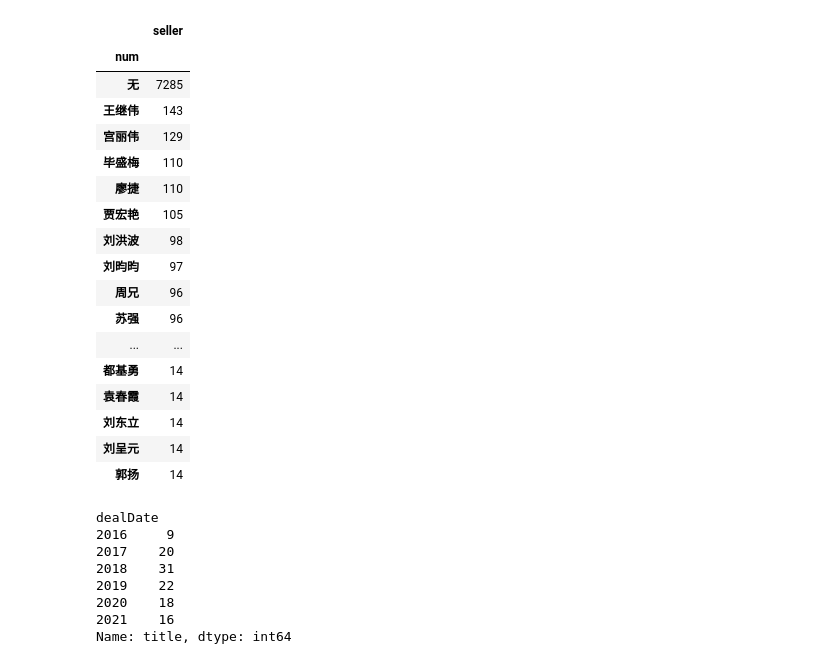
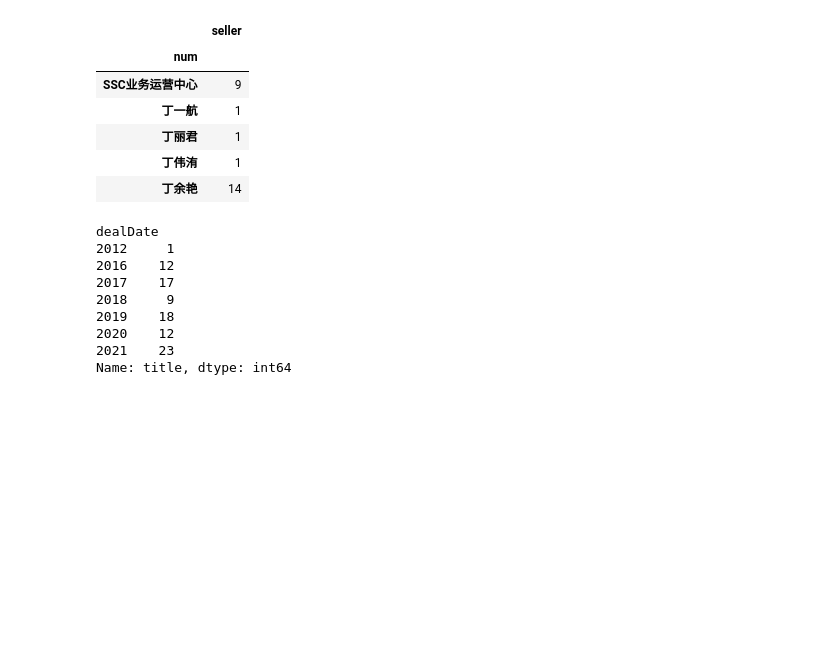
Before and after one commit to hc198974/spider_lianjia, a Jupyter notebook: deal_data.ipynb, the cells around one changed output. Saved outputs shown, nothing was run; the diff lists cells and outputs as text; code cells hidden in the pictures; blank space fills up the shorter version.

```diff
--- a/deal_data.ipynb
+++ b/deal_data.ipynb
@@ -31,42 +50,32 @@ f['chazhi']=round((f['guaPai']-f['totalPrice'])/f['guaPai'],2)
 # %%
 #找出各个销售的销售量，目前看工人村单个销售卖的还真多
 s=df.groupby(['seller'])[['seller']].count()
 s.index.name='num'
 s.sort_values(by=['seller'],ascending=False)
+s.head()
 # %% [output]
 |  | seller |
 | num |  |
-| 无 | 7285 |
-| 王继伟 | 143 |
-| 宫丽伟 | 129 |
-| 毕盛梅 | 110 |
-| 廖捷 | 110 |
-| 贾宏艳 | 105 |
-| 刘洪波 | 98 |
-| 刘昀昀 | 97 |
-| 周兄 | 96 |
-| 苏强 | 96 |
-| ... | ... |
-| 都基勇 | 14 |
-| 袁春霞 | 14 |
-| 刘东立 | 14 |
-| 刘呈元 | 14 |
-| 郭扬 | 14 |
+| SSC业务运营中心 | 9 |
+| 丁一航 | 1 |
+| 丁丽君 | 1 |
+| 丁伟洧 | 1 |
+| 丁余艳 | 14 |
 # %%
 #找出各小区的销售数量，先忽略时间
 # xiaoqu=df.groupby(['title'])[['title']].count()
 xiaoqu=df['title'].groupby([df['title'],df['dealDate'].apply(lambda x:x.year)]).count()
 xiaoqu.index.name='num'
-
-xiaoqu['金海花园西园']
+xiaoqu['第五郡五号地']
 # %% [output]
 dealDate
-2016     9
-2017    20
-2018    31
-2019    22
-2020    18
-2021    16
+2012     1
+2016    12
+2017    17
+2018     9
+2019    18
+2020    12
+2021    23
 Name: title, dtype: int64
 # %%
 #找出某个小区的销售情况
```
Also changed, not shown: parts of 8 cells of this notebook, 3 other files.
